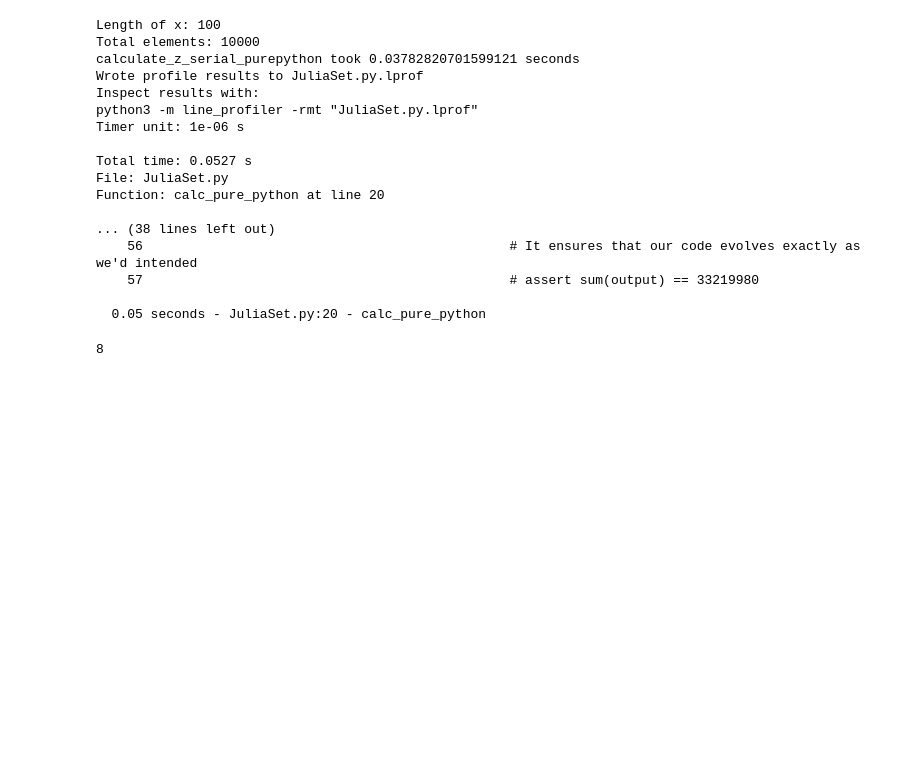
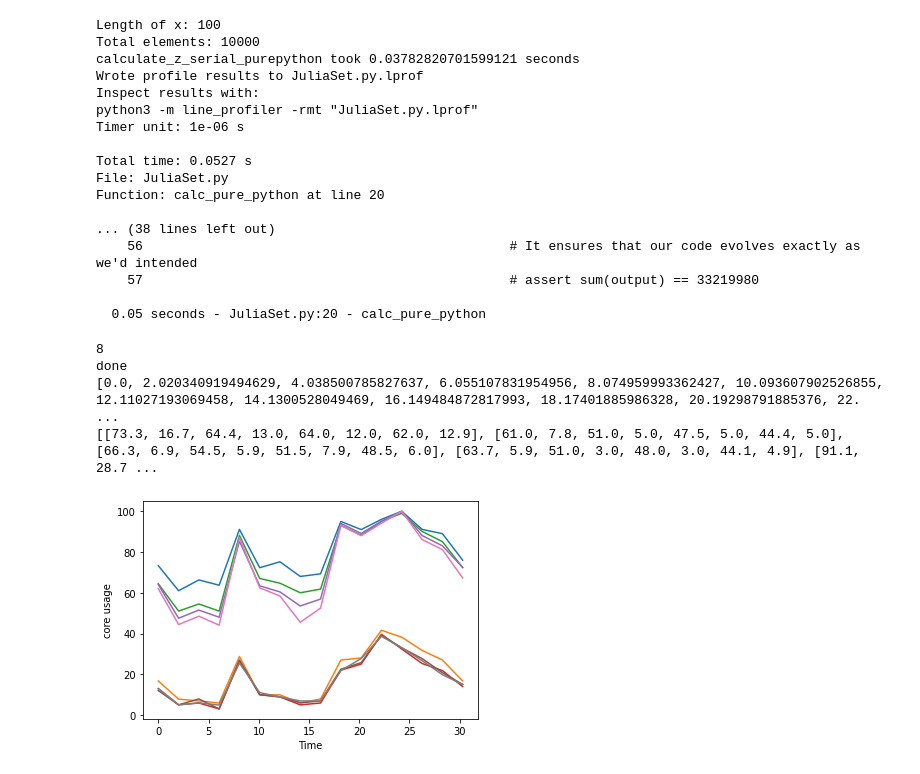
Before and after one commit to 15ajones/Profiling-Code, a Jupyter notebook: assignment1.ipynb, the cells around one changed output. Drawn from its saved outputs; the diff is of its cells as text; code cells hidden in the pictures; blank space fills up the shorter version.

```diff
--- a/assignment1.ipynb
+++ b/assignment1.ipynb
@@ -317,6 +317,8 @@ import psutil
 import numpy as np
 from functools import wraps
 from timeit import default_timer as timer
+import threading
+import matplotlib.pyplot as plt
 
 # area of complex space to investigate
 x1, x2, y1, y2 = -1.8, 1.8, -1.8, 1.8
@@ -348,38 +350,64 @@ def calc_pure_python(desired_width, max_iterations):
     for ycoord in y:
         for xcoord in x:
             zs.append(complex(xcoord, ycoord))
             cs.append(complex(c_real, c_imag))
 
     output = calculate_z_serial_purepython(max_iterations, zs, cs)
 
     # This sum is expected for a 1000^2 grid with 300 iterations
     # It ensures that our code evolves exactly as we'd intended
     # assert sum(output) == 33219980
 
 def calculate_z_serial_purepython(maxiter, zs, cs):
     """Calculate output list using Julia update rule"""
     output = [0] * len(zs)
     for i in range(len(zs)):
         n = 0
         z = zs[i]
         c = cs[i]
         while abs(z) < 2 and n < maxiter:
             z = z * z + c
             n += 1
         output[i] = n
     return output
 
 
-if __name__ == "__main__":
-    num_cores = psutil.cpu_count()
-    print(num_cores)
+
+num_cores = psutil.cpu_count()
+print(num_cores)
+
+def count_cpu_usage():
     results = []
-    def count_cpu_usage():
-        for i in range(10):
-            psutil.cpu_percent(interval=1, percpu=True)
-            print(psutil)
-            time.sleep(1)
+    times = []
+    start_time = time.time()
+    while function_active:
+        current_time = time.time()-start_time
+        x = psutil.cpu_percent(interval=1, percpu=True)
+        times.append(current_time)
+        results.append(x)
+        time.sleep(1)
+    print(times)
+    print(results)
+    plt.plot(times, results)
+    plt.xlabel('Time')
+    plt.ylabel('core usage')
+    plt.show()
+
+
+function_active = True
+t = threading.Thread(target=count_cpu_usage)
+t.start()
+calc_pure_python(desired_width=2000, max_iterations=300)
+function_active = False
+print("done")
+
+
+
 
 # -------------------------------------------------------------------------------
 # %% [output]
 8
+done
+[0.0, 2.020340919494629, 4.038500785827637, 6.055107831954956, 8.074959993362427, 10.093607902526855, 12.11027193069458, 14.1300528049469, 16.149484872817993, 18.17401885986328, 20.19298791885376, 22. ...
+[[73.3, 16.7, 64.4, 13.0, 64.0, 12.0, 62.0, 12.9], [61.0, 7.8, 51.0, 5.0, 47.5, 5.0, 44.4, 5.0], [66.3, 6.9, 54.5, 5.9, 51.5, 7.9, 48.5, 6.0], [63.7, 5.9, 51.0, 3.0, 48.0, 3.0, 44.1, 4.9], [91.1, 28.7 ...
+[figure, added]
```
